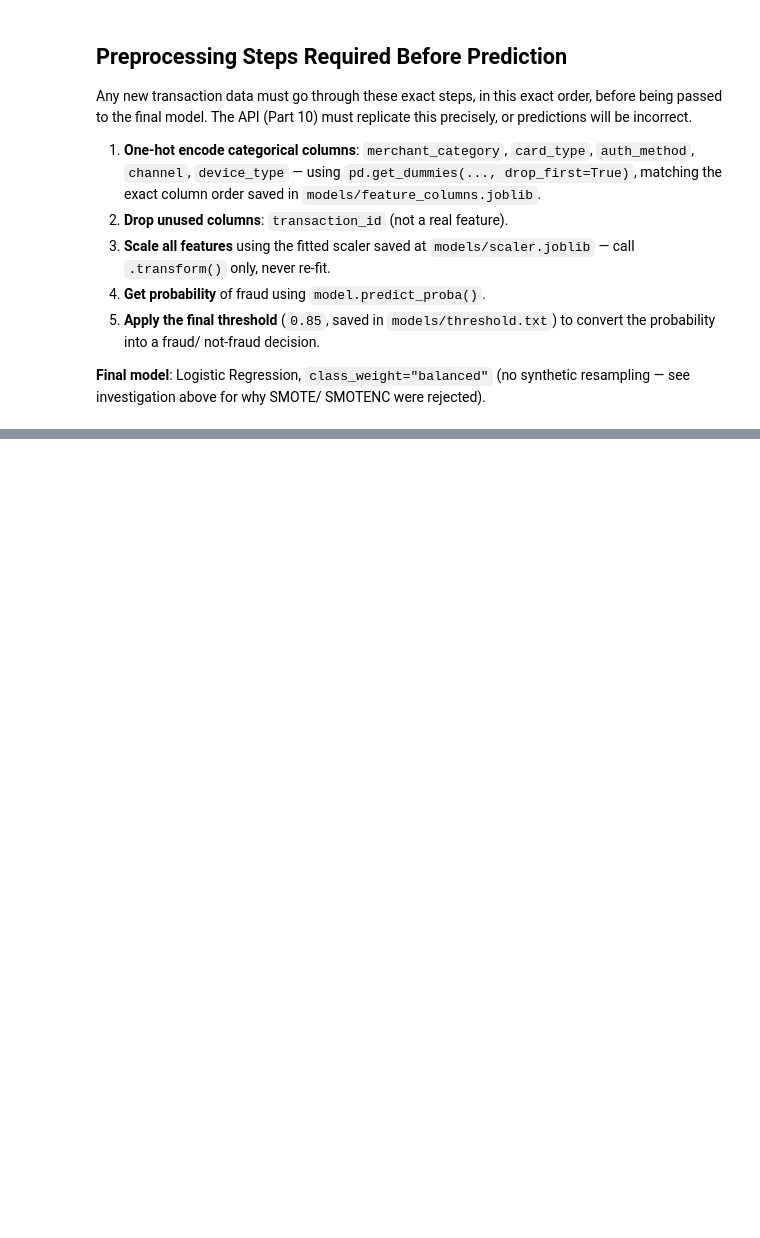
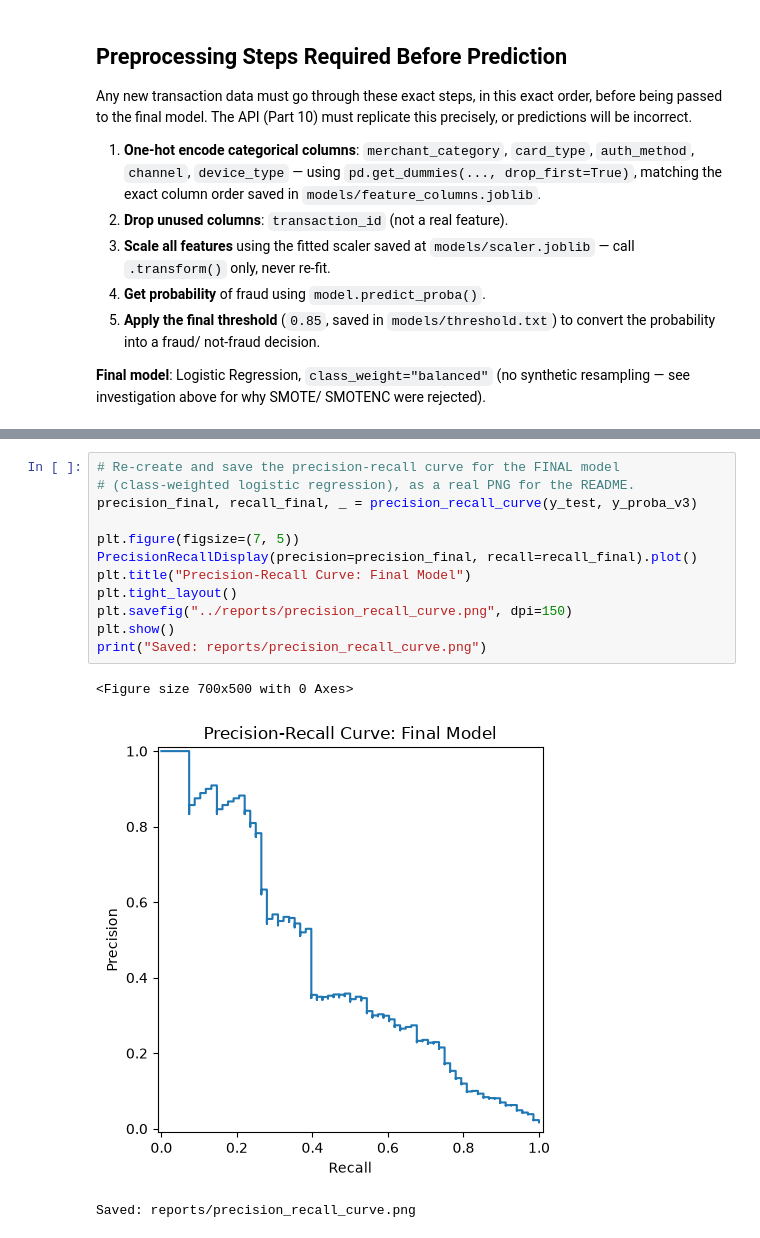
Before and after one commit to ISeckAli/Fraud-detection, a Jupyter notebook: notebooks/01_eda.ipynb, the cells around one changed output, grey strips where cells are left out. Drawn from its saved outputs; the diff is of its cells as text; blank space fills up the shorter version.

```diff
--- a/notebooks/01_eda.ipynb
+++ b/notebooks/01_eda.ipynb
@@ -990,0 +1015,16 @@ SMOTENC were rejected).
+# %%
+# Re-create and save the precision-recall curve for the FINAL model
+# (class-weighted logistic regression), as a real PNG for the README.
+precision_final, recall_final, _ = precision_recall_curve(y_test, y_proba_v3)
+
+plt.figure(figsize=(7, 5))
+PrecisionRecallDisplay(precision=precision_final, recall=recall_final).plot()
+plt.title("Precision-Recall Curve: Final Model")
+plt.tight_layout()
+plt.savefig("../reports/precision_recall_curve.png", dpi=150)
+plt.show()
+print("Saved: reports/precision_recall_curve.png")
+# %% [output]
+<Figure size 700x500 with 0 Axes>
+[figure, added]
+Saved: reports/precision_recall_curve.png
```
Also changed, not shown: parts of 5 cells of this notebook, 5 other files.
